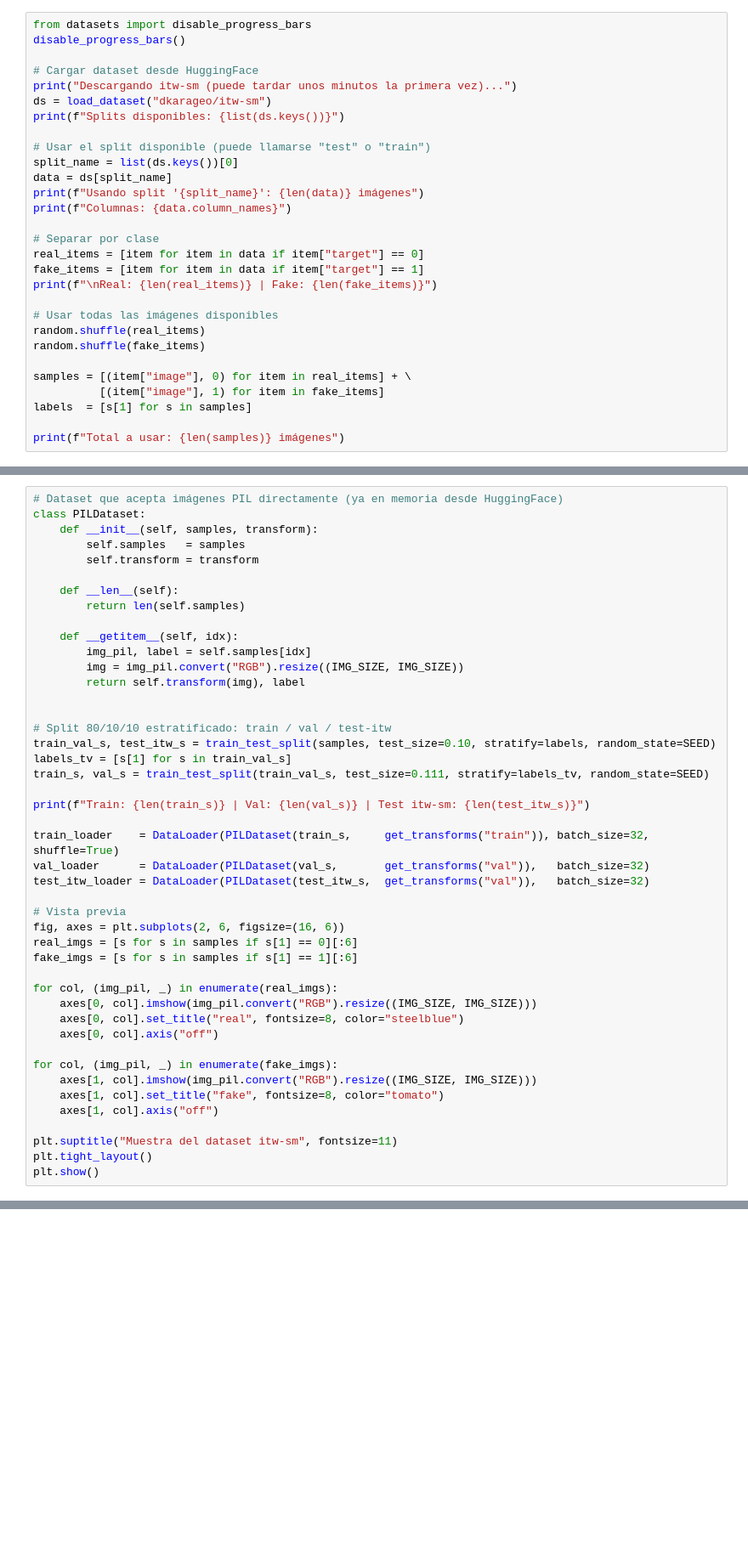
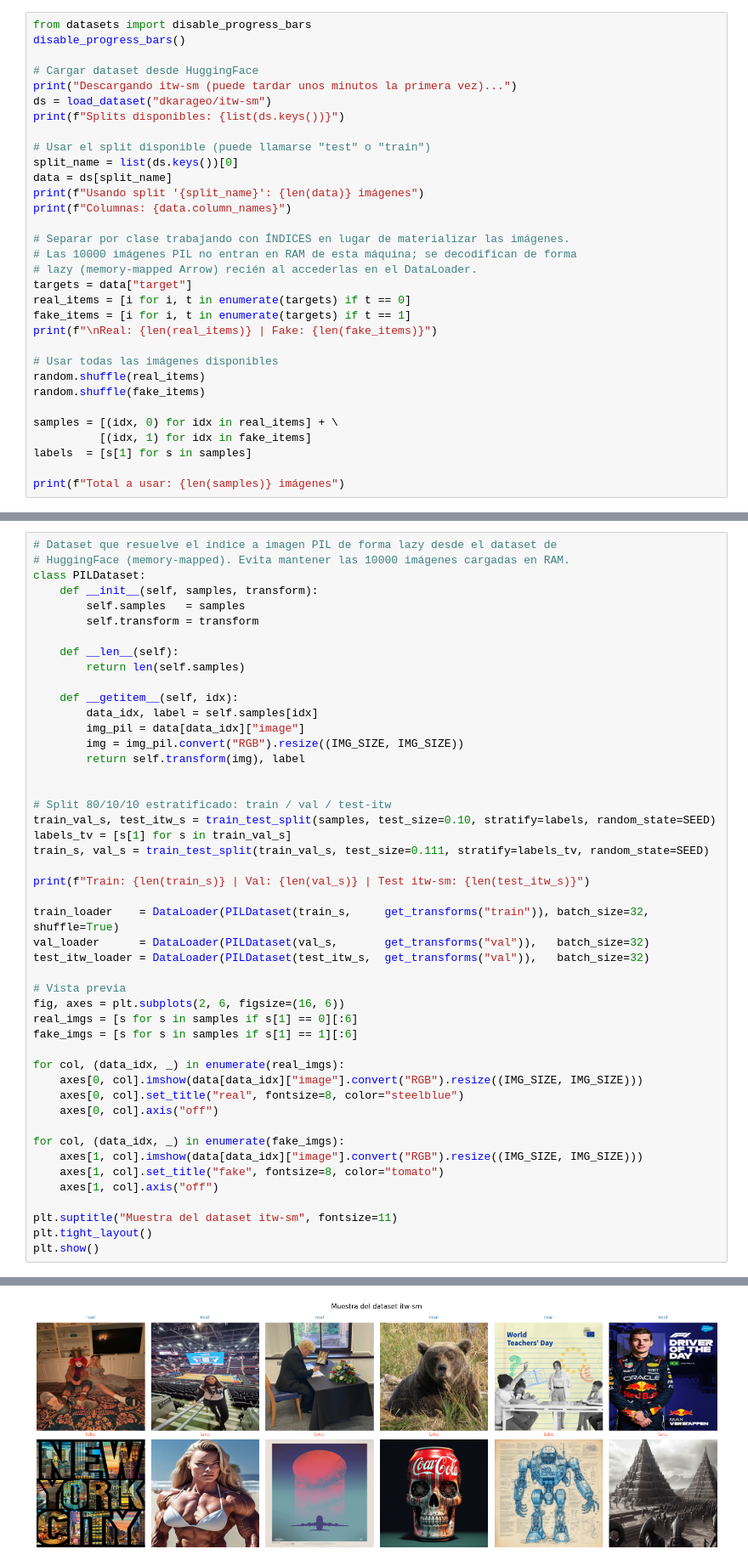
Before and after one commit to lcaminoa/ai-image-detection, a Jupyter notebook: notebooks/07_domain_adaptation.ipynb, the cells around one changed output, grey strips where cells are left out. Shown at 85% size. Drawn from its saved outputs; the diff is of its cells as text; blank space fills up the shorter version.

```diff
--- a/notebooks/07_domain_adaptation.ipynb
+++ b/notebooks/07_domain_adaptation.ipynb
@@ -49,17 +49,20 @@ data = ds[split_name]
 print(f"Usando split '{split_name}': {len(data)} imágenes")
 print(f"Columnas: {data.column_names}")
 
-# Separar por clase
-real_items = [item for item in data if item["target"] == 0]
-fake_items = [item for item in data if item["target"] == 1]
+# Separar por clase trabajando con ÍNDICES en lugar de materializar las imágenes.
+# Las 10000 imágenes PIL no entran en RAM de esta máquina; se decodifican de forma
+# lazy (memory-mapped Arrow) recién al accederlas en el DataLoader.
+targets = data["target"]
+real_items = [i for i, t in enumerate(targets) if t == 0]
+fake_items = [i for i, t in enumerate(targets) if t == 1]
 print(f"\nReal: {len(real_items)} | Fake: {len(fake_items)}")
 
 # Usar todas las imágenes disponibles
 random.shuffle(real_items)
 random.shuffle(fake_items)
 
-samples = [(item["image"], 0) for item in real_items] + \
-          [(item["image"], 1) for item in fake_items]
+samples = [(idx, 0) for idx in real_items] + \
+          [(idx, 1) for idx in fake_items]
 labels  = [s[1] for s in samples]
 
 print(f"Total a usar: {len(samples)} imágenes")
@@ -66,5 +77,6 @@ print(f"Total a usar: {len(samples)} imágenes")
 # %%
-# Dataset que acepta imágenes PIL directamente (ya en memoria desde HuggingFace)
+# Dataset que resuelve el índice a imagen PIL de forma lazy desde el dataset de
+# HuggingFace (memory-mapped). Evita mantener las 10000 imágenes cargadas en RAM.
 class PILDataset:
     def __init__(self, samples, transform):
         self.samples   = samples
@@ -74,7 +86,8 @@ class PILDataset:
         return len(self.samples)
 
     def __getitem__(self, idx):
-        img_pil, label = self.samples[idx]
+        data_idx, label = self.samples[idx]
+        img_pil = data[data_idx]["image"]
         img = img_pil.convert("RGB").resize((IMG_SIZE, IMG_SIZE))
         return self.transform(img), label
 
@@ -95,16 +108,17 @@ fig, axes = plt.subplots(2, 6, figsize=(16, 6))
 real_imgs = [s for s in samples if s[1] == 0][:6]
 fake_imgs = [s for s in samples if s[1] == 1][:6]
 
-for col, (img_pil, _) in enumerate(real_imgs):
-    axes[0, col].imshow(img_pil.convert("RGB").resize((IMG_SIZE, IMG_SIZE)))
+for col, (data_idx, _) in enumerate(real_imgs):
+    axes[0, col].imshow(data[data_idx]["image"].convert("RGB").resize((IMG_SIZE, IMG_SIZE)))
     axes[0, col].set_title("real", fontsize=8, color="steelblue")
     axes[0, col].axis("off")
 
-for col, (img_pil, _) in enumerate(fake_imgs):
-    axes[1, col].imshow(img_pil.convert("RGB").resize((IMG_SIZE, IMG_SIZE)))
+for col, (data_idx, _) in enumerate(fake_imgs):
+    axes[1, col].imshow(data[data_idx]["image"].convert("RGB").resize((IMG_SIZE, IMG_SIZE)))
     axes[1, col].set_title("fake", fontsize=8, color="tomato")
     axes[1, col].axis("off")
 
 plt.suptitle("Muestra del dataset itw-sm", fontsize=11)
 plt.tight_layout()
 plt.show()
+# %% [output]
@@ -111,3 +126,4 @@ plt.show()
+[figure, added]
 # %% [markdown]
 ## Fine-tuning incremental
 
```
Also changed, not shown: parts of 6 cells of this notebook, 1 other file.
